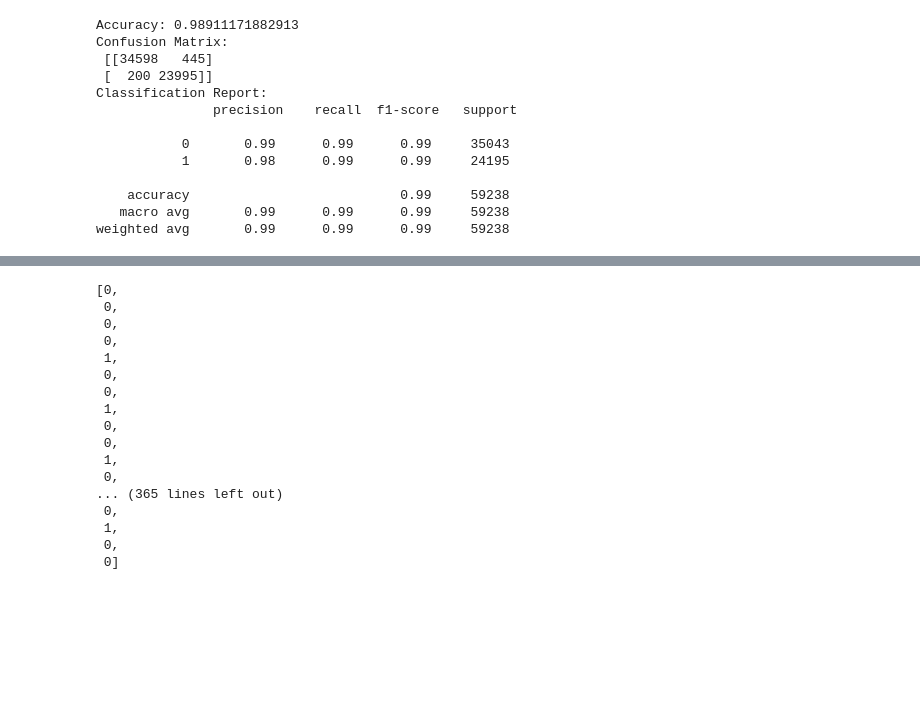
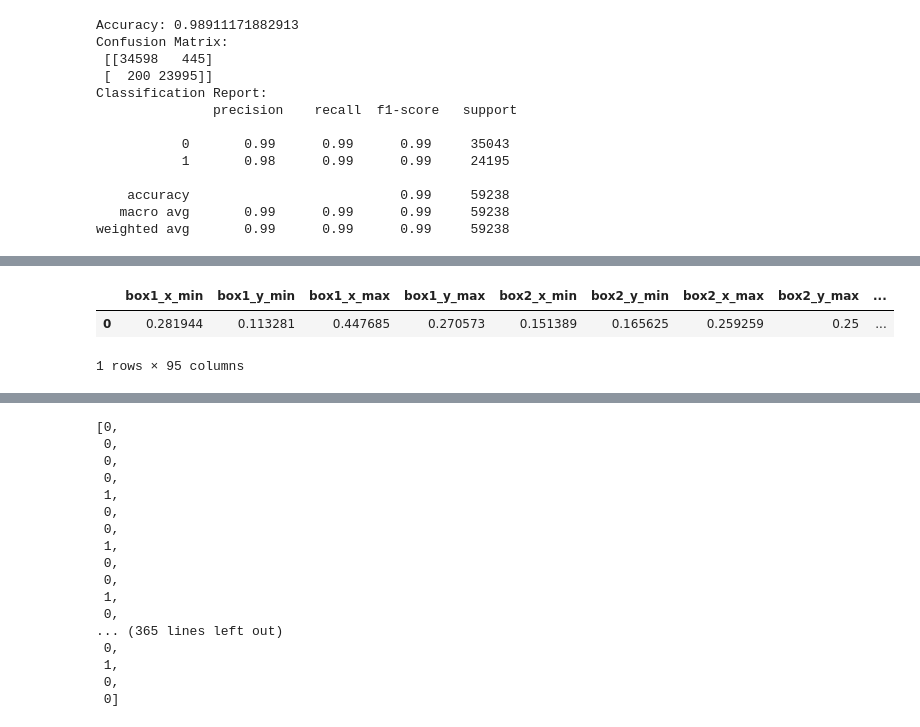
Before and after one commit to harmeshgv/YoloV8-LSTM-video-Classification, a Jupyter notebook: notebooks/models.ipynb, the cells around one changed output, grey strips where cells are left out. Cells and saved outputs as stored; diff of their text form; code cells hidden in the pictures; blank space fills up the shorter version.

```diff
--- a/models.ipynb
+++ b/notebooks/models.ipynb
@@ -298,6 +277,12 @@ X = sample_data.drop(columns=[ 'video_name','frame_index','timestamp','person1_i
  'relative_kp3_y',
  'relative_kp4_x',
  'relative_kp4_y'])
+# %%
+X[0:1]
+# %% [output]
+|  | box1_x_min | box1_y_min | box1_x_max | box1_y_max | box2_x_min | box2_y_min | box2_x_max | box2_y_max | ... |
+| 0 | 0.281944 | 0.113281 | 0.447685 | 0.270573 | 0.151389 | 0.165625 | 0.259259 | 0.25 | ... |
+1 rows × 95 columns
 # %%
 sample_predict = model.predict(X)
 # %%
```
Also changed, not shown: parts of 11 cells of this notebook, 2 other files.
